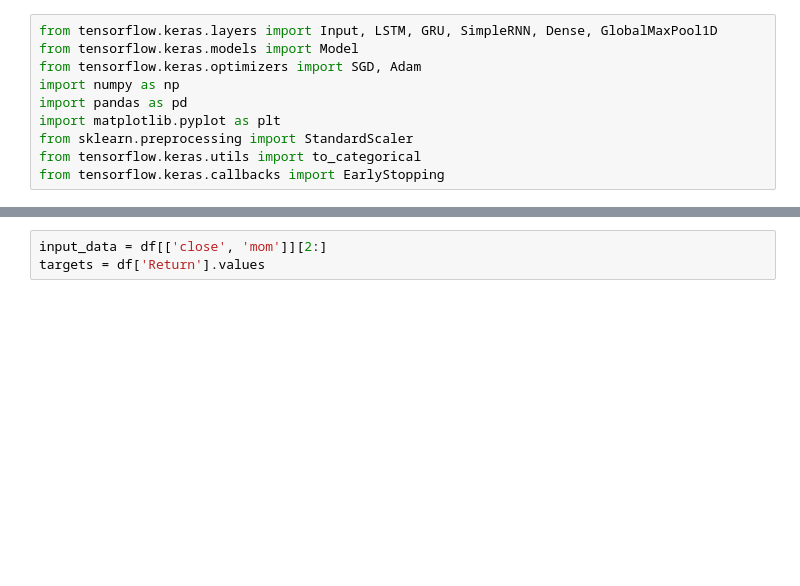
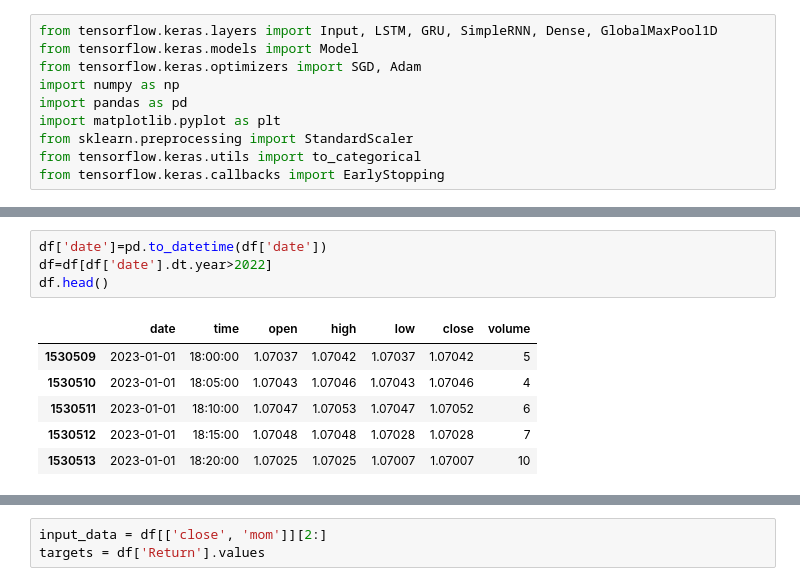
Before and after one commit to Behnaz100/aitrading, a Jupyter notebook: aitrading/notebooks/Behnaz_notebook2.ipynb, the cells around one changed output, grey strips where cells are left out. Drawn from its saved outputs; the diff is of its cells as text; blank space fills up the shorter version.

```diff
--- a/aitrading/notebooks/Behnaz_notebook2.ipynb
+++ b/aitrading/notebooks/Behnaz_notebook2.ipynb
@@ -23,6 +33,17 @@ df.head()
 | 2 | 21/10/2002 | 01:15:00 | 0.97320 | 0.97320 | 0.97295 | 0.97310 | 0 |
 | 3 | 21/10/2002 | 01:20:00 | 0.97315 | 0.97340 | 0.97270 | 0.97270 | 0 |
 | 4 | 21/10/2002 | 01:25:00 | 0.97280 | 0.97295 | 0.97260 | 0.97260 | 0 |
+# %%
+df['date']=pd.to_datetime(df['date'])
+df=df[df['date'].dt.year>2022]
+df.head()
+# %% [output]
+|  | date | time | open | high | low | close | volume |
+| 1530509 | 2023-01-01 | 18:00:00 | 1.07037 | 1.07042 | 1.07037 | 1.07042 | 5 |
+| 1530510 | 2023-01-01 | 18:05:00 | 1.07043 | 1.07046 | 1.07043 | 1.07046 | 4 |
+| 1530511 | 2023-01-01 | 18:10:00 | 1.07047 | 1.07053 | 1.07047 | 1.07052 | 6 |
+| 1530512 | 2023-01-01 | 18:15:00 | 1.07048 | 1.07048 | 1.07028 | 1.07028 | 7 |
+| 1530513 | 2023-01-01 | 18:20:00 | 1.07025 | 1.07025 | 1.07007 | 1.07007 | 10 |
 # %%
 df['PrevClose'] = df['close'].shift(1)
 df.head()
```
Also changed, not shown: parts of 11 cells of this notebook, 1 other file.
